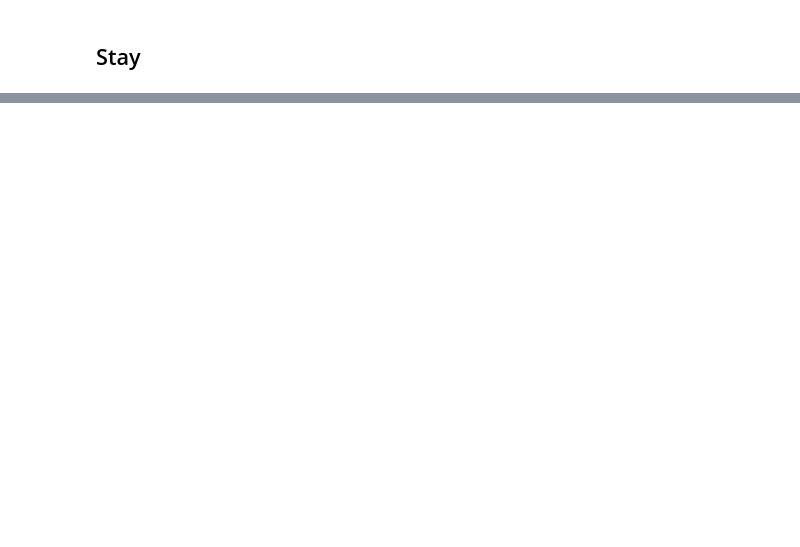
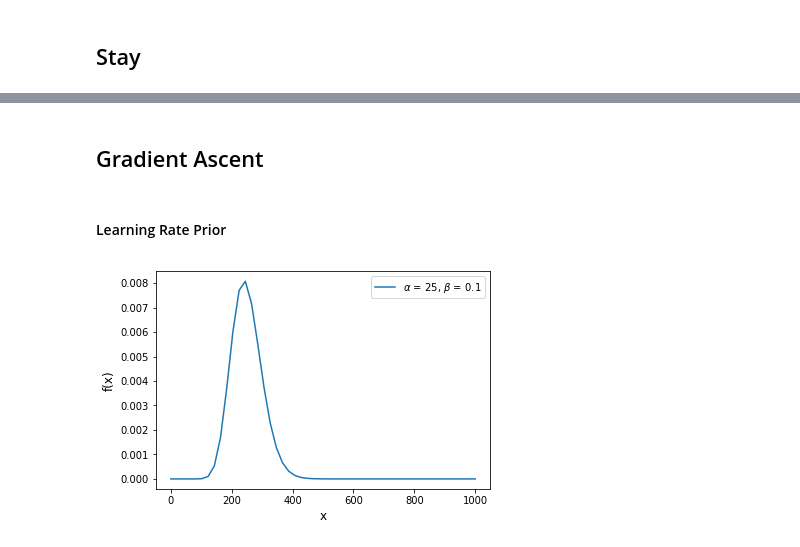
Before and after one commit to bmontambault/Active-Learning, a Jupyter notebook: individual_differences/Local Tests.ipynb, the cells around one changed output, grey strips where cells are left out. Drawn from its saved outputs; the diff is of its cells as text; code cells hidden in the pictures; blank space fills up the shorter version.

```diff
--- a/individual_differences/Local Tests.ipynb
+++ b/individual_differences/Local Tests.ipynb
@@ -63 +107,18 @@ likelihood(data[0][0], local_acq, local_params, 1, [1.])
+# %% [markdown]
+## Gradient Ascent
+# %% [markdown]
+#### Learning Rate Prior
+# %%
+x = np.linspace(0, 1000)
+alphas = [25]
+betas = [.1]
+for a, b in zip(alphas, betas):
+    pdf = st.gamma.pdf(x, a, scale=1.0/b)
+    plt.plot(x, pdf, label=r'$\alpha$ = {}, $\beta$ = {}'.format(a, b))
+plt.xlabel('x', fontsize=12)
+plt.ylabel('f(x)', fontsize=12)
+plt.legend(loc=1)
+plt.show()
+# %% [output]
+[figure, added]
 # %%
```
Also changed, not shown: parts of 13 cells of this notebook.
